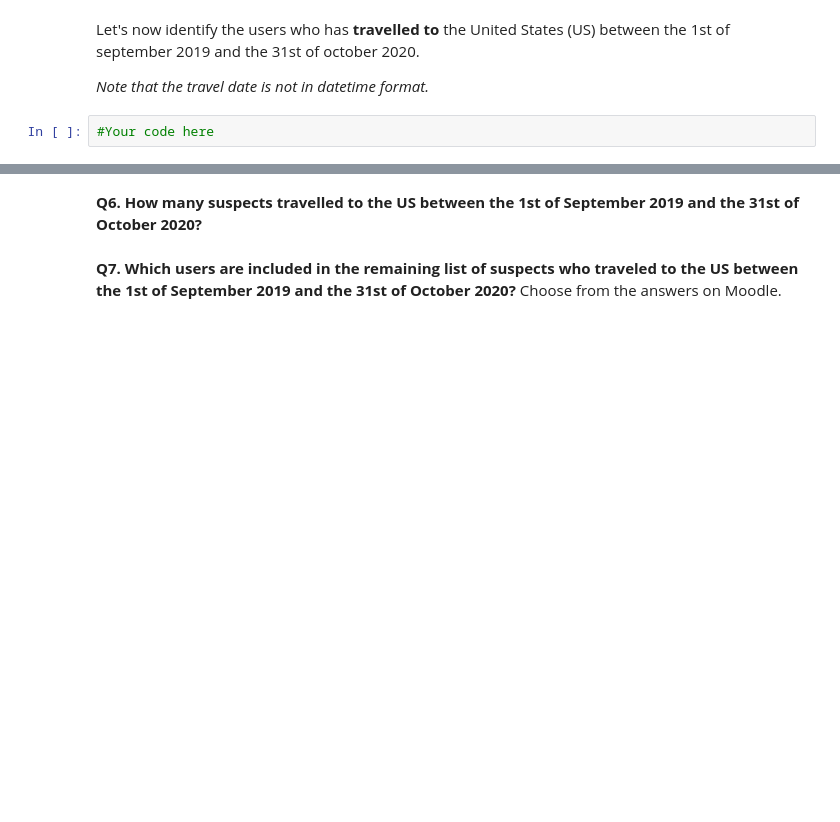
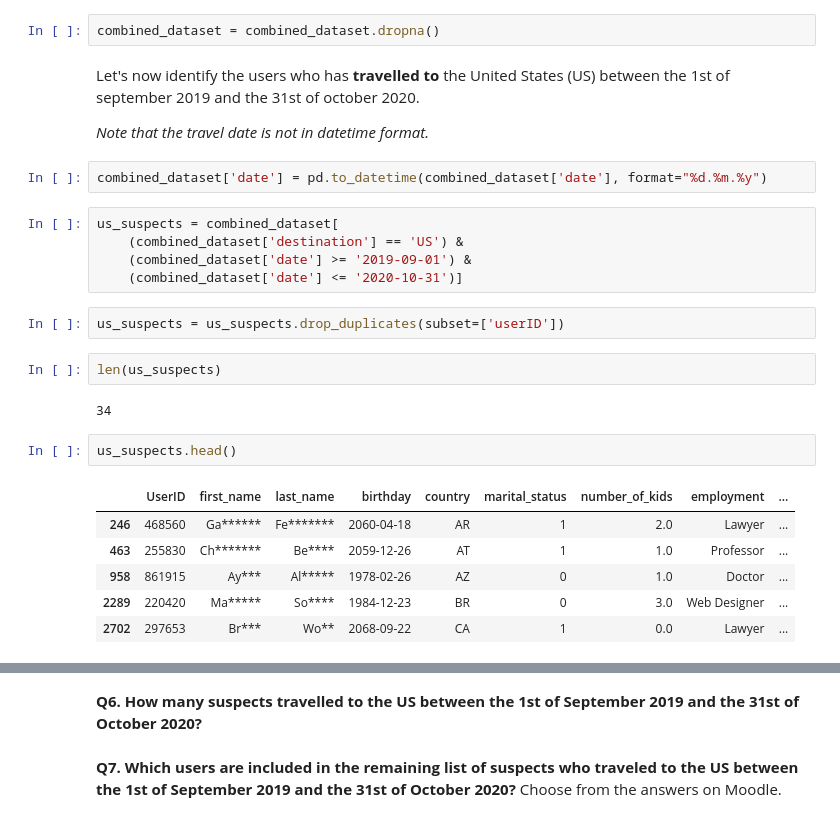
Before and after one commit to mellily/Python-100-Days, a Jupyter notebook: Assignments/Part 1/Assignment_part_1.ipynb, the cells around one changed output, grey strips where cells are left out. Saved outputs shown, nothing was run; the diff lists cells and outputs as text; blank space fills up the shorter version.

```diff
--- a/Assignments/Part 1/Assignment_part_1.ipynb
+++ b/Assignments/Part 1/Assignment_part_1.ipynb
@@ -202,6 +259,28 @@ Remember, our suspect operates meticulously, ensuring that there are no null val
+# %%
+combined_dataset = combined_dataset.dropna()
 # %% [markdown]
 Let's now identify the users who has **travelled to** the United States (US) between the 1st of september 2019 and the 31st of october 2020.
 
 *Note that the travel date is not in datetime format.*
-# %%
-#Your code here
+# %%
+combined_dataset['date'] = pd.to_datetime(combined_dataset['date'], format="%d.%m.%y")
+# %%
+us_suspects = combined_dataset[
+    (combined_dataset['destination'] == 'US') &
+    (combined_dataset['date'] >= '2019-09-01') &
+    (combined_dataset['date'] <= '2020-10-31')]
+# %%
+us_suspects = us_suspects.drop_duplicates(subset=['userID'])
+# %%
+len(us_suspects)
+# %% [output]
+34
+# %%
+us_suspects.head()
+# %% [output]
+|  | UserID | first_name | last_name | birthday | country | marital_status | number_of_kids | employment | ... |
+| 246 | 468560 | Ga****** | Fe******* | 2060-04-18 | AR | 1 | 2.0 | Lawyer | ... |
+| 463 | 255830 | Ch******* | Be**** | 2059-12-26 | AT | 1 | 1.0 | Professor | ... |
+| 958 | 861915 | Ay*** | Al***** | 1978-02-26 | AZ | 0 | 1.0 | Doctor | ... |
+| 2289 | 220420 | Ma***** | So**** | 1984-12-23 | BR | 0 | 3.0 | Web Designer | ... |
+| 2702 | 297653 | Br*** | Wo** | 2068-09-22 | CA | 1 | 0.0 | Lawyer | ... |
```
Also changed, not shown: parts of 22 cells of this notebook.
